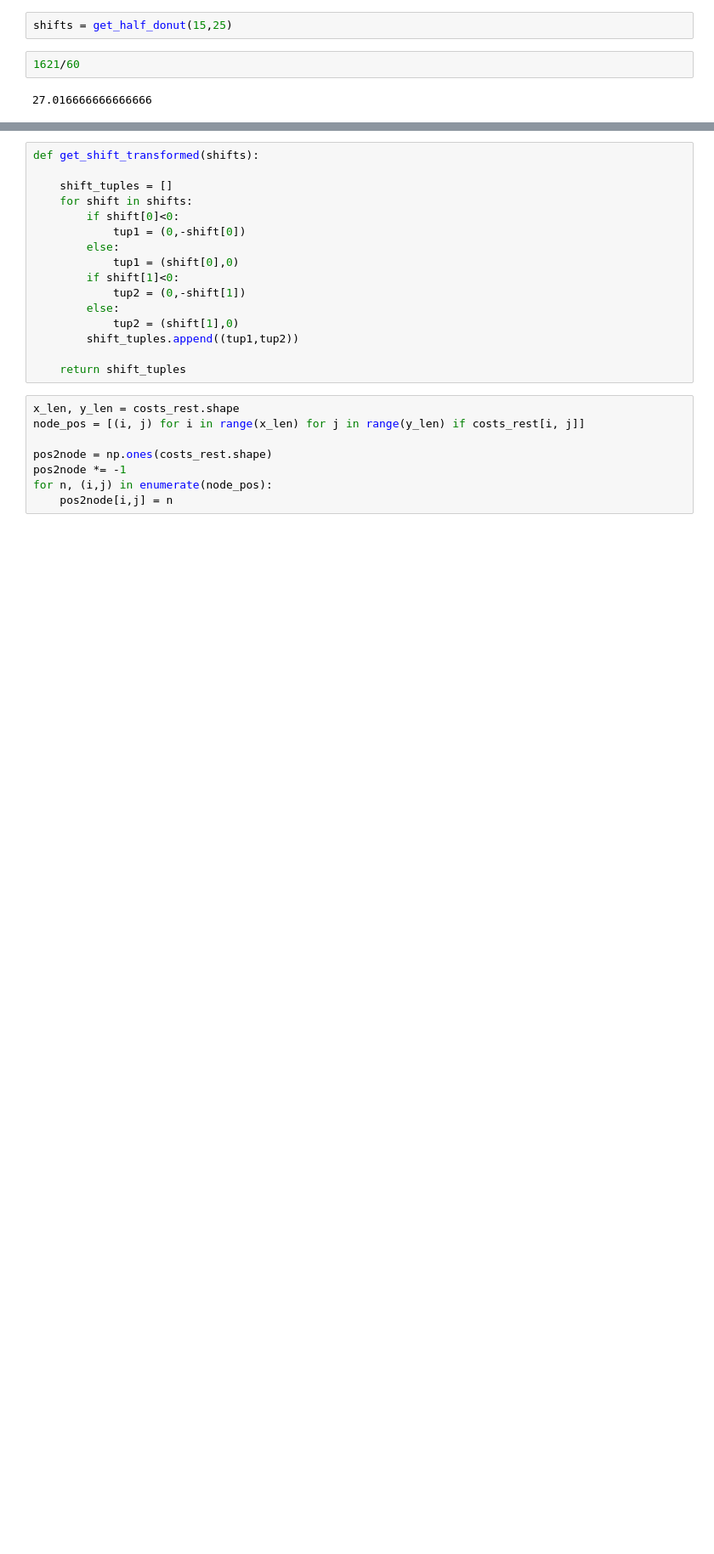
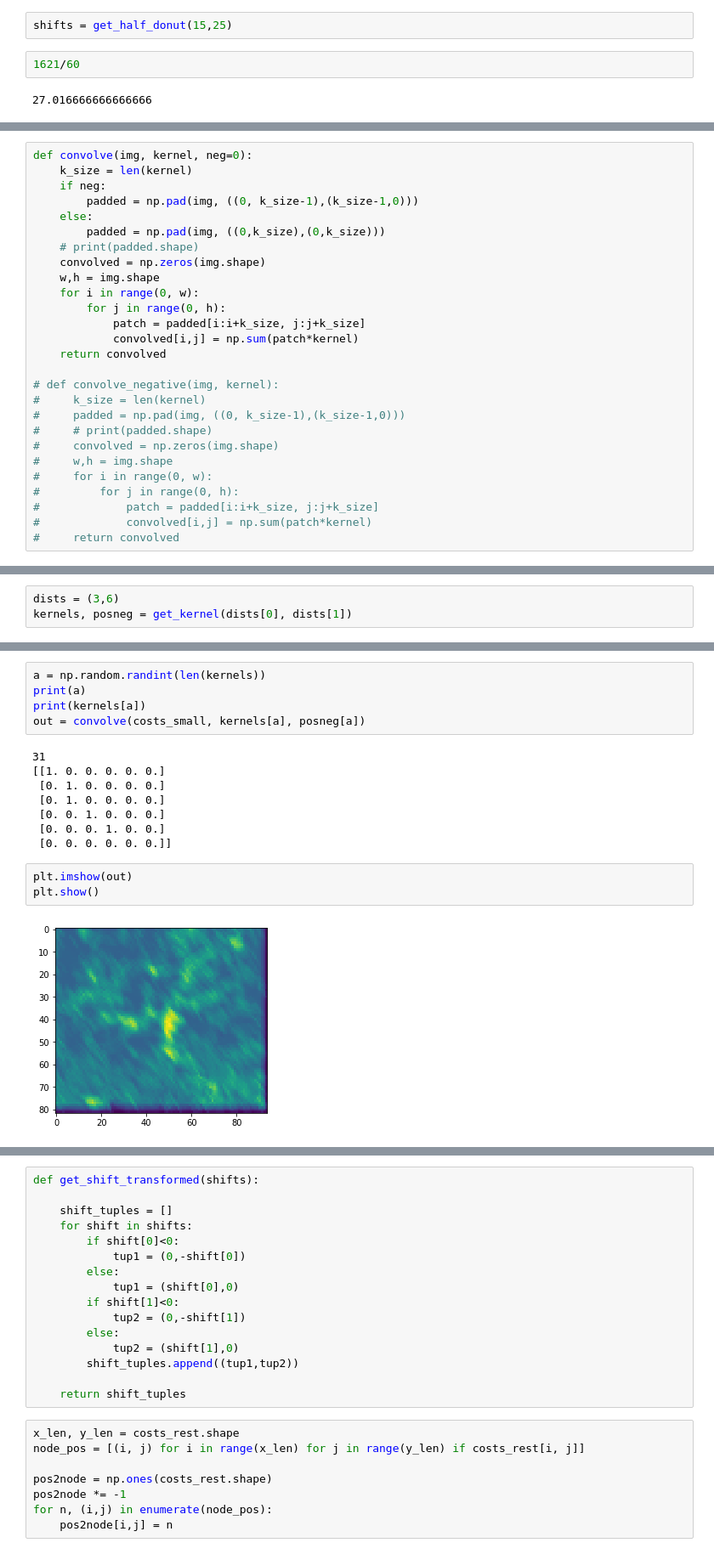
Before and after one commit to NinaWie/PowerPlanner, a Jupyter notebook: notebooks/constraints.ipynb, the cells around one changed output, grey strips where cells are left out. Shown at 85% size. Saved outputs shown, nothing was run; the diff lists cells and outputs as text; blank space fills up the shorter version.

```diff
--- a/notebooks/constraints.ipynb
+++ b/notebooks/constraints.ipynb
@@ -148,0 +233,27 @@ shifts = get_half_donut(15,25)
+# %%
+def convolve(img, kernel, neg=0):
+    k_size = len(kernel)
+    if neg:
+        padded = np.pad(img, ((0, k_size-1),(k_size-1,0)))
+    else:
+        padded = np.pad(img, ((0,k_size),(0,k_size)))
+    # print(padded.shape)
+    convolved = np.zeros(img.shape)
+    w,h = img.shape
+    for i in range(0, w):
+        for j in range(0, h):
+            patch = padded[i:i+k_size, j:j+k_size]
+            convolved[i,j] = np.sum(patch*kernel)
+    return convolved
+
+# def convolve_negative(img, kernel):
+#     k_size = len(kernel)
+#     padded = np.pad(img, ((0, k_size-1),(k_size-1,0)))
+#     # print(padded.shape)
+#     convolved = np.zeros(img.shape)
+#     w,h = img.shape
+#     for i in range(0, w):
+#         for j in range(0, h):
+#             patch = padded[i:i+k_size, j:j+k_size]
+#             convolved[i,j] = np.sum(patch*kernel)
+#     return convolved
@@ -148,0 +347,3 @@ shifts = get_half_donut(15,25)
+# %%
+dists = (3,6)
+kernels, posneg = get_kernel(dists[0], dists[1])
@@ -148,0 +355,18 @@ shifts = get_half_donut(15,25)
+# %%
+a = np.random.randint(len(kernels))
+print(a)
+print(kernels[a])
+out = convolve(costs_small, kernels[a], posneg[a])
+# %% [output]
+31
+[[1. 0. 0. 0. 0. 0.]
+ [0. 1. 0. 0. 0. 0.]
+ [0. 1. 0. 0. 0. 0.]
+ [0. 0. 1. 0. 0. 0.]
+ [0. 0. 0. 1. 0. 0.]
+ [0. 0. 0. 0. 0. 0.]]
+# %%
+plt.imshow(out)
+plt.show()
+# %% [output]
+[figure, added]
```
Also changed, not shown: parts of 30 cells of this notebook, 6 other files.
